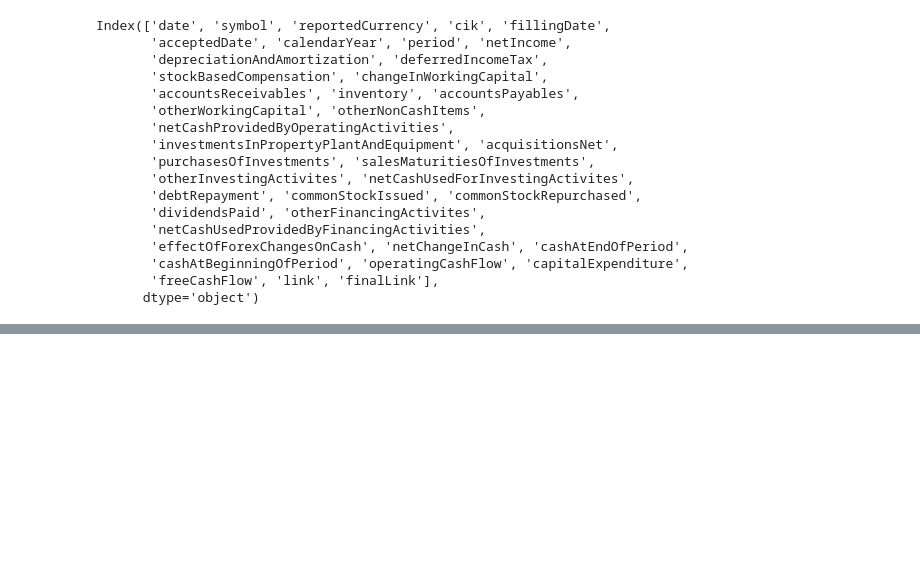
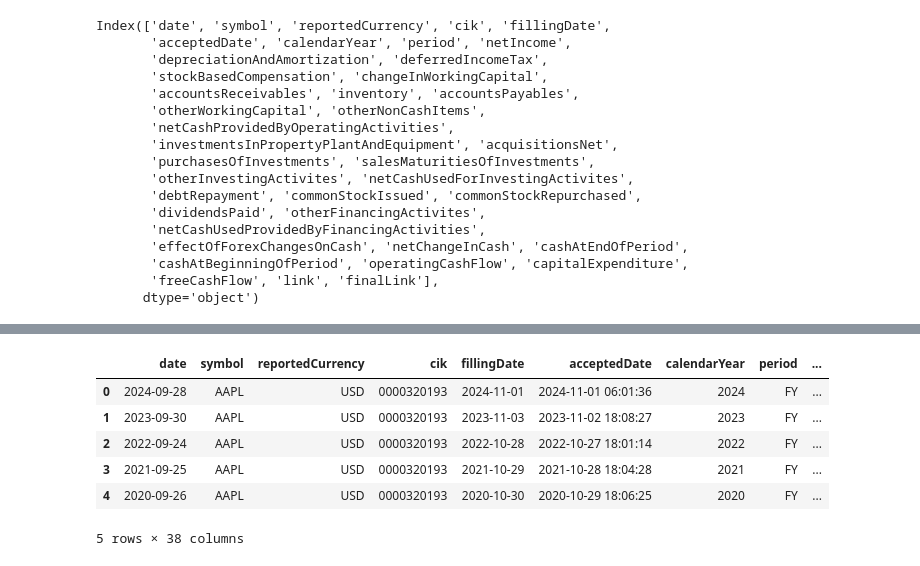
Before and after one commit to atifhaiqal/EasyStock-Learner, a Jupyter notebook: Dev.ipynb, the cells around one changed output, grey strips where cells are left out. Saved outputs shown, nothing was run; the diff lists cells and outputs as text; code cells hidden in the pictures; blank space fills up the shorter version.

```diff
--- a/Dev.ipynb
+++ b/Dev.ipynb
@@ -270,0 +331,4 @@ Index(['date', 'symbol', 'reportedCurrency', 'cik', 'fillingDate',
+# %%
+from services.fmp_api_client import FMP_APIClient, get_fmp_client
+FMP_API_KEY = "OSrMm0u3iB8mz1iJMaK0XQno7DyqQKRw"
+fmp_api = get_fmp_client(FMP_API_KEY)
@@ -270,0 +345,12 @@ Index(['date', 'symbol', 'reportedCurrency', 'cik', 'fillingDate',
+# %%
+cashflow_df = fmp_api.get_cashflow_statement('AAPL')
+cashflow_df = cashflow_df.drop(['link', 'finalLink'], axis=1)
+cashflow_df
+# %% [output]
+|  | date | symbol | reportedCurrency | cik | fillingDate | acceptedDate | calendarYear | period | ... |
+| 0 | 2024-09-28 | AAPL | USD | 0000320193 | 2024-11-01 | 2024-11-01 06:01:36 | 2024 | FY | ... |
+| 1 | 2023-09-30 | AAPL | USD | 0000320193 | 2023-11-03 | 2023-11-02 18:08:27 | 2023 | FY | ... |
+| 2 | 2022-09-24 | AAPL | USD | 0000320193 | 2022-10-28 | 2022-10-27 18:01:14 | 2022 | FY | ... |
+| 3 | 2021-09-25 | AAPL | USD | 0000320193 | 2021-10-29 | 2021-10-28 18:04:28 | 2021 | FY | ... |
+| 4 | 2020-09-26 | AAPL | USD | 0000320193 | 2020-10-30 | 2020-10-29 18:06:25 | 2020 | FY | ... |
+5 rows × 38 columns
```
Also changed, not shown: parts of 11 cells of this notebook, 8 other files.
